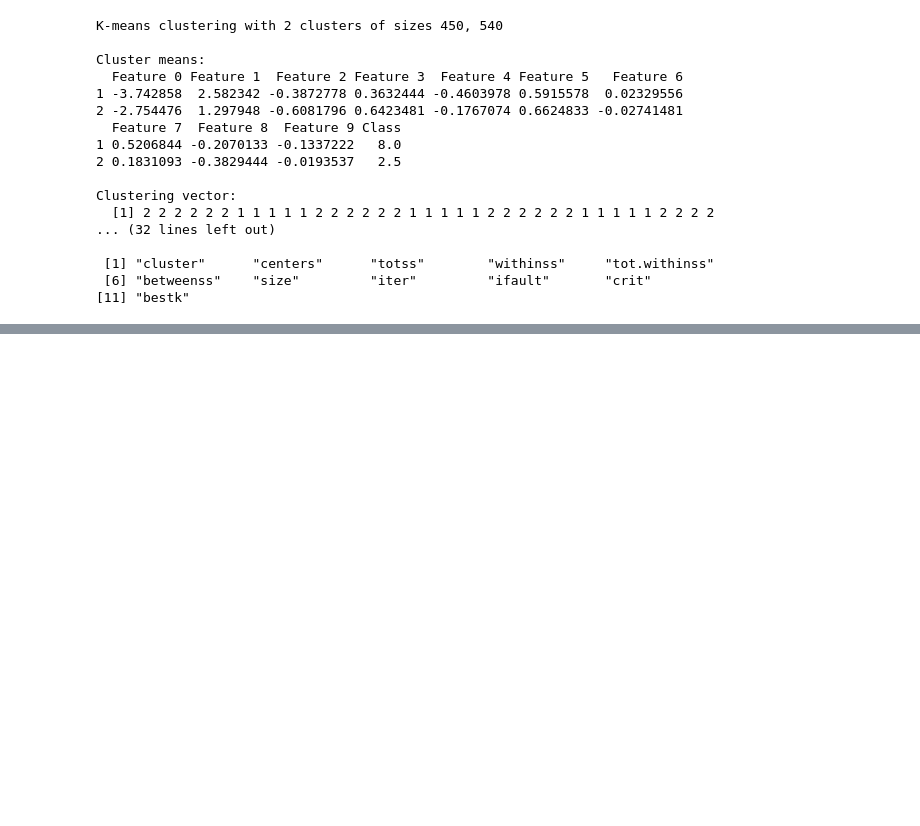
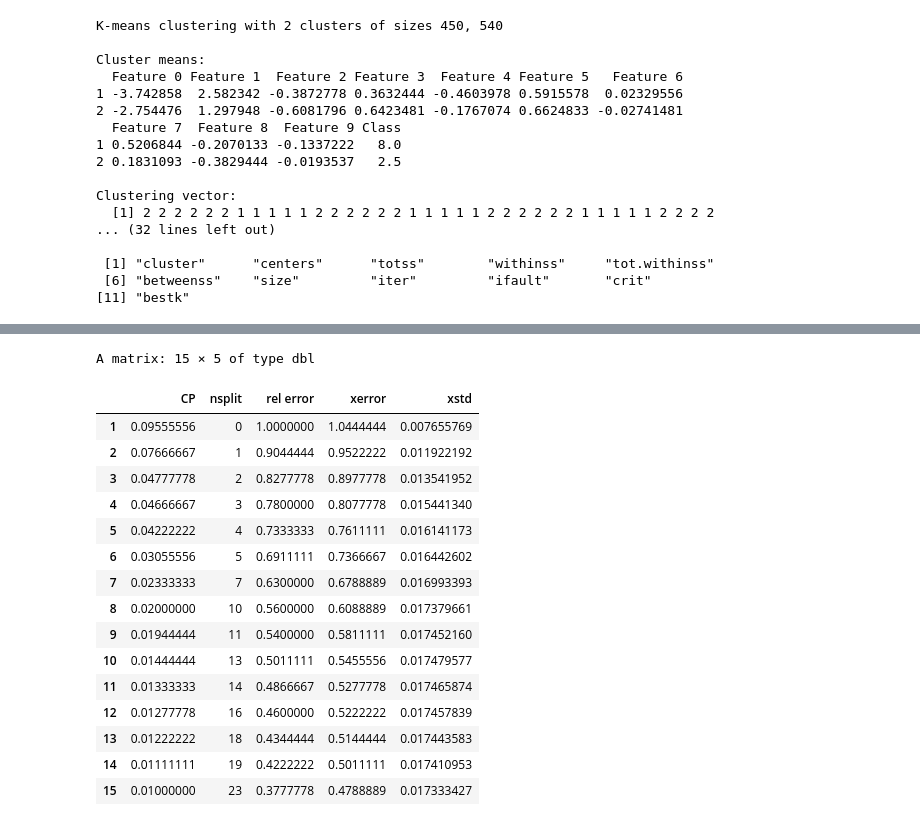
Before and after one commit to KouXou/R_Exercises, a Jupyter notebook: exercise_6/ex6.ipynb, the cells around one changed output, grey strips where cells are left out. Cells and saved outputs as stored; diff of their text form; code cells hidden in the pictures; blank space fills up the shorter version.

```diff
--- a/exercise_6/ex6.ipynb
+++ b/exercise_6/ex6.ipynb
@@ -394,0 +328,27 @@ bestk          1    -none- numeric
+# %%
+# 6.2.4
+
+#Decision Tree Classification
+library(rpart)
+set.seed(1234)
+dtree <- rpart(Class ~ ., data=vowel_s, method="class",
+                parms=list(split="information"))
+dtree$cptable
+# %% [output]
+A matrix: 15 × 5 of type dbl
+|  | CP | nsplit | rel error | xerror | xstd |
+| 1 | 0.09555556 | 0 | 1.0000000 | 1.0444444 | 0.007655769 |
+| 2 | 0.07666667 | 1 | 0.9044444 | 0.9522222 | 0.011922192 |
+| 3 | 0.04777778 | 2 | 0.8277778 | 0.8977778 | 0.013541952 |
+| 4 | 0.04666667 | 3 | 0.7800000 | 0.8077778 | 0.015441340 |
+| 5 | 0.04222222 | 4 | 0.7333333 | 0.7611111 | 0.016141173 |
+| 6 | 0.03055556 | 5 | 0.6911111 | 0.7366667 | 0.016442602 |
+| 7 | 0.02333333 | 7 | 0.6300000 | 0.6788889 | 0.016993393 |
+| 8 | 0.02000000 | 10 | 0.5600000 | 0.6088889 | 0.017379661 |
+| 9 | 0.01944444 | 11 | 0.5400000 | 0.5811111 | 0.017452160 |
+| 10 | 0.01444444 | 13 | 0.5011111 | 0.5455556 | 0.017479577 |
+| 11 | 0.01333333 | 14 | 0.4866667 | 0.5277778 | 0.017465874 |
+| 12 | 0.01277778 | 16 | 0.4600000 | 0.5222222 | 0.017457839 |
+| 13 | 0.01222222 | 18 | 0.4344444 | 0.5144444 | 0.017443583 |
+| 14 | 0.01111111 | 19 | 0.4222222 | 0.5011111 | 0.017410953 |
+| 15 | 0.01000000 | 23 | 0.3777778 | 0.4788889 | 0.017333427 |
```
Also changed, not shown: parts of 17 cells of this notebook.
